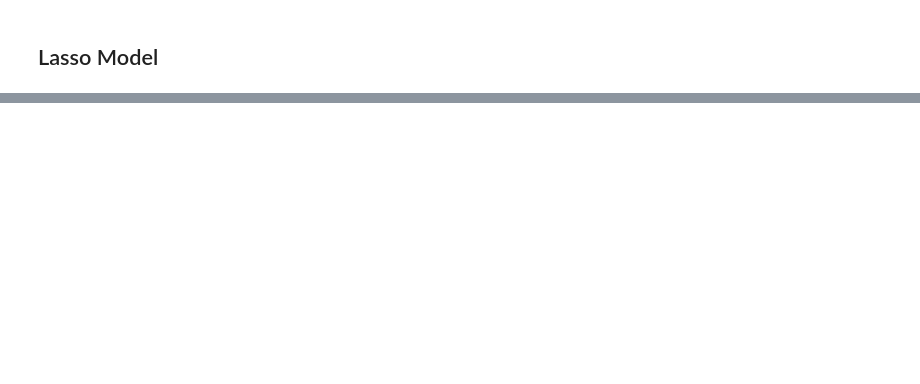
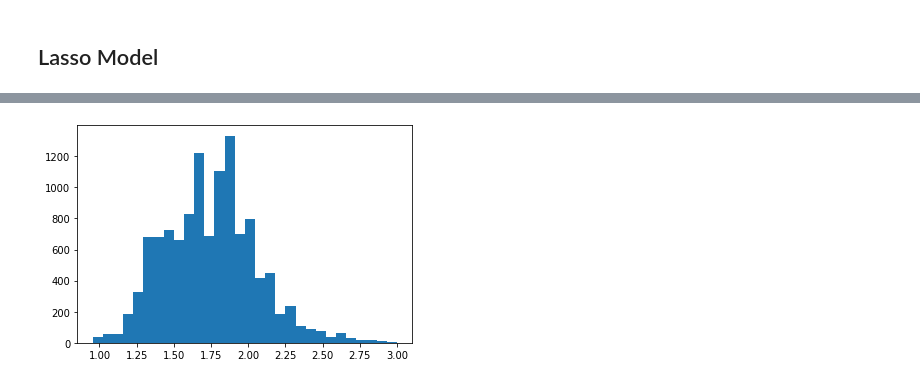
Before and after one commit to dalvaro74/Practica_Machine_Learning, a Jupyter notebook: Practica_Daniel_Alvaro.ipynb, the cells around one changed output, grey strips where cells are left out. Cells and saved outputs as stored; diff of their text form; code cells hidden in the pictures; blank space fills up the shorter version.

```diff
--- a/Practica_Daniel_Alvaro.ipynb
+++ b/Practica_Daniel_Alvaro.ipynb
@@ -772,0 +691,5 @@ w5:  16.607833189586763
+# %%
+plt.hist(np.log10(y_train), bins=30)
+plt.show()
+# %% [output]
+[figure, added]
```
Also changed, not shown: parts of 18 cells of this notebook.
